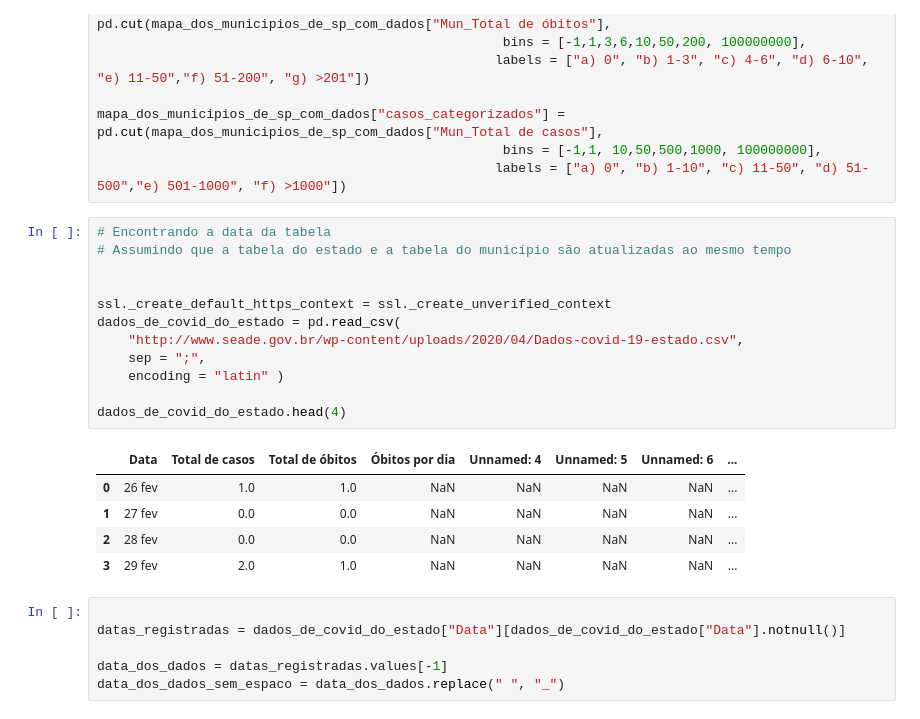
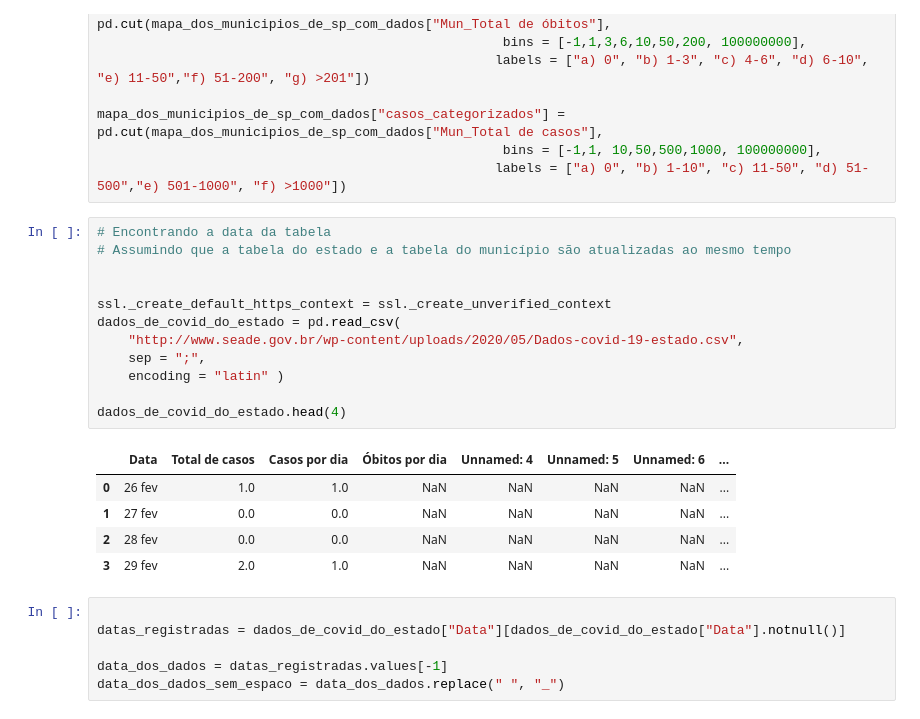
Before and after one commit to lubianat/wikidata_covid19, a Jupyter notebook: sandbox/distribution_maps/Map of Covid-19 Cases in São Paulo.ipynb, the cells around one changed output. Cells and saved outputs as stored; diff of their text form.

```diff
--- a/sandbox/distribution_maps/Map of Covid-19 Cases in São Paulo.ipynb
+++ b/sandbox/distribution_maps/Map of Covid-19 Cases in São Paulo.ipynb
@@ -76,17 +76,17 @@ mapa_dos_municipios_de_sp_com_dados["casos_categorizados"] = pd.cut(mapa_dos_mun
 # %%
 # Encontrando a data da tabela
 # Assumindo que a tabela do estado e a tabela do município são atualizadas ao mesmo tempo
 
 
 ssl._create_default_https_context = ssl._create_unverified_context
 dados_de_covid_do_estado = pd.read_csv(
-    "http://www.seade.gov.br/wp-content/uploads/2020/04/Dados-covid-19-estado.csv",
+    "http://www.seade.gov.br/wp-content/uploads/2020/05/Dados-covid-19-estado.csv",
     sep = ";",
     encoding = "latin" )
 
 dados_de_covid_do_estado.head(4)
 # %% [output]
-|  | Data | Total de casos | Total de óbitos | Óbitos por dia | Unnamed: 4 | Unnamed: 5 | Unnamed: 6 | ... |
+|  | Data | Total de casos | Casos por dia | Óbitos por dia | Unnamed: 4 | Unnamed: 5 | Unnamed: 6 | ... |
 | 0 | 26 fev | 1.0 | 1.0 | NaN | NaN | NaN | NaN | ... |
 | 1 | 27 fev | 0.0 | 0.0 | NaN | NaN | NaN | NaN | ... |
 | 2 | 28 fev | 0.0 | 0.0 | NaN | NaN | NaN | NaN | ... |
```
Also changed, not shown: parts of 8 cells of this notebook, 14 other files.
